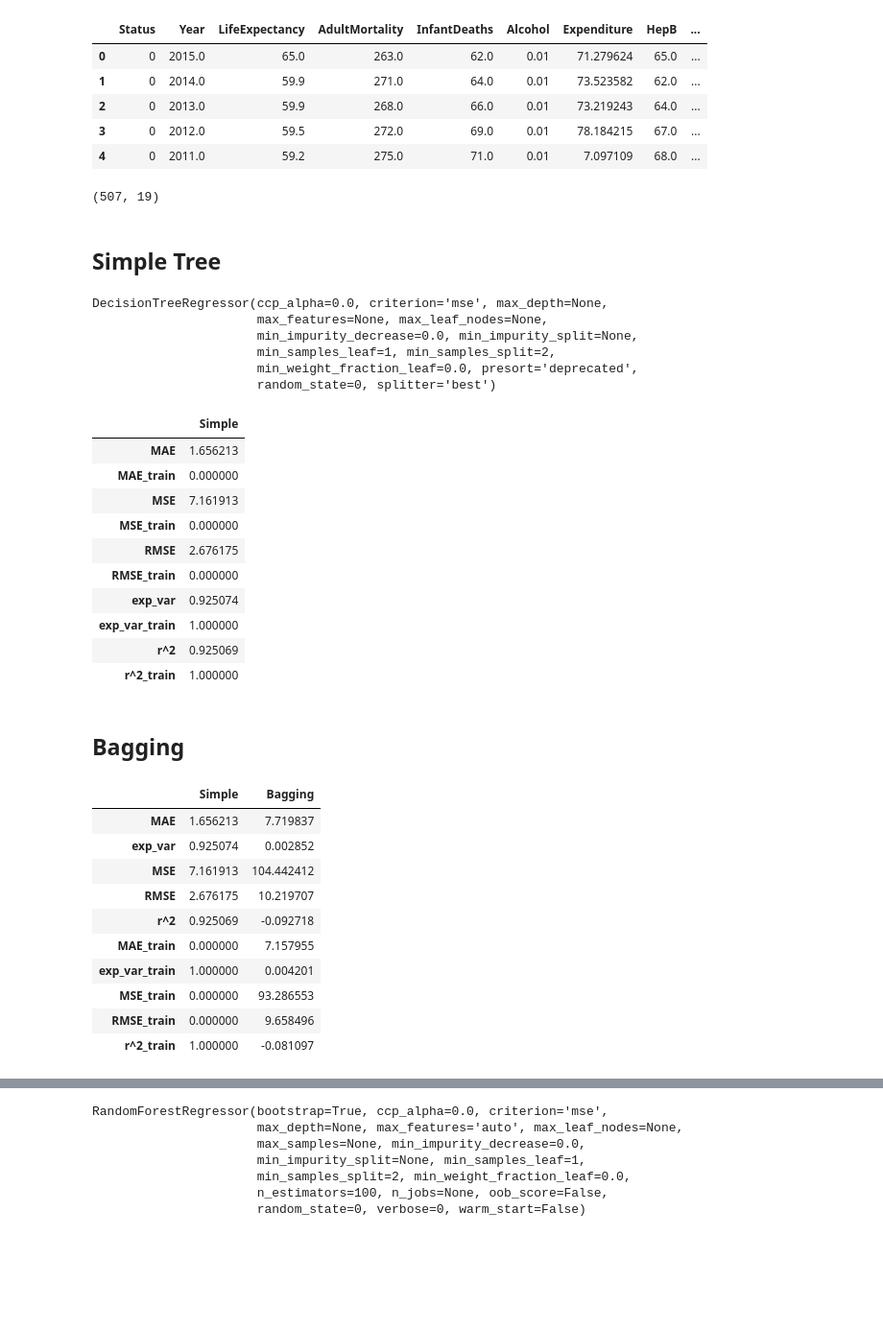
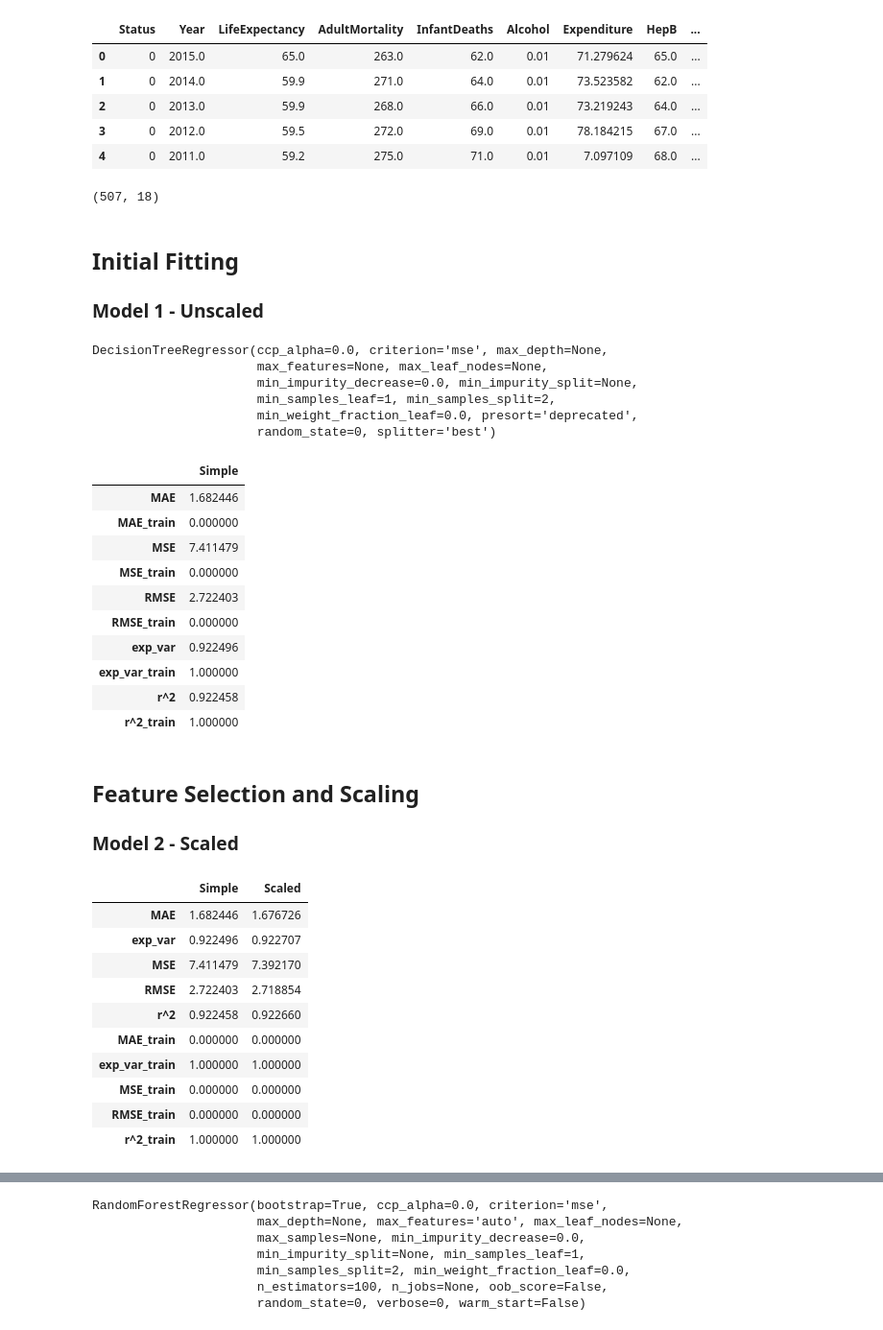
Before and after one commit to crsimmons1/lifeexpectancy, a Jupyter notebook: Regression/RDecisionTree.ipynb, the cells around one changed output, grey strips where cells are left out. Shown: that part at 96% size. Drawn from its saved outputs; the diff is of its cells as text; code cells hidden in the pictures; blank space fills up the shorter version.

```diff
--- a/Regression/RDecisionTree.ipynb
+++ b/Regression/RDecisionTree.ipynb
@@ -12,7 +18,7 @@ data= pd.read_csv("cleaned_data.csv")
 
 # Split in X and y
 y = pd.DataFrame(data.LifeExpectancy)
-X = data.drop(columns=['LifeExpectancy','TExp', 'Year'])
+X = data.drop(columns=['LifeExpectancy','TExp', 'Year', 'Status'])
 
 #Train-test split
 from sklearn.model_selection import train_test_split
@@ -29,9 +35,10 @@ data.head(5)
 # %%
 X_test.shape
 # %% [output]
-(507, 19)
+(507, 18)
-# %% [markdown]
-## Simple Tree
+# %% [markdown]
+## **Initial Fitting**
+### Model 1 - Unscaled
 # %%
 # import the regressor
 from sklearn.tree import DecisionTreeRegressor
@@ -78,15 +82,13 @@ RESULTS["Simple"] = evaluate_model(y_test, y_train, y_pred_test,y_pred_train)
 pd.DataFrame(RESULTS)
 # %% [output]
 |  | Simple |
-| MAE | 1.656213 |
+| MAE | 1.682446 |
 | MAE_train | 0.000000 |
-| MSE | 7.161913 |
+| MSE | 7.411479 |
 | MSE_train | 0.000000 |
-| RMSE | 2.676175 |
+| RMSE | 2.722403 |
 | RMSE_train | 0.000000 |
-| exp_var | 0.925074 |
+| exp_var | 0.922496 |
 | exp_var_train | 1.000000 |
-| r^2 | 0.925069 |
+| r^2 | 0.922458 |
 | r^2_train | 1.000000 |
-# %% [markdown]
-## Bagging
@@ -99,19 +95,35 @@ bag = BaggingRegressor(base_estimator=SVR(),
+# %% [markdown]
+## **Feature Selection and Scaling**
+### Model 2 - Scaled
+# %%
+from sklearn.preprocessing import StandardScaler
+# Create a scaler object
+sc = StandardScaler()
+
+# Fit the scaler to the training data and transform
+X_train = pd.DataFrame(sc.fit_transform(X_train), columns=X_train.columns)
+
+# Apply the scaler to the test data
+X_test = pd.DataFrame(sc.transform(X_test), columns=X_train.columns)
 # %%
+# fit the regressor with X and Y data
+tree.fit(X_train, y_train)
+
 # Metrics for the training
-y_pred_train = bag.predict(X_train)
-y_pred_test = bag.predict(X_test)
-RESULTS["Bagging"] = evaluate_model(y_test, y_train, y_pred_test,y_pred_train)
+y_pred_train = tree.predict(X_train)
+y_pred_test = tree.predict(X_test)
+RESULTS["Scaled"] = evaluate_model(y_test, y_train, y_pred_test,y_pred_train)
 
 pd.DataFrame(RESULTS)
 # %% [output]
-|  | Simple | Bagging |
-| MAE | 1.656213 | 7.719837 |
-| exp_var | 0.925074 | 0.002852 |
-| MSE | 7.161913 | 104.442412 |
-| RMSE | 2.676175 | 10.219707 |
-| r^2 | 0.925069 | -0.092718 |
-| MAE_train | 0.000000 | 7.157955 |
-| exp_var_train | 1.000000 | 0.004201 |
-| MSE_train | 0.000000 | 93.286553 |
-| RMSE_train | 0.000000 | 9.658496 |
-| r^2_train | 1.000000 | -0.081097 |
+|  | Simple | Scaled |
+| MAE | 1.682446 | 1.676726 |
+| exp_var | 0.922496 | 0.922707 |
+| MSE | 7.411479 | 7.392170 |
+| RMSE | 2.722403 | 2.718854 |
+| r^2 | 0.922458 | 0.922660 |
+| MAE_train | 0.000000 | 0.000000 |
+| exp_var_train | 1.000000 | 1.000000 |
+| MSE_train | 0.000000 | 0.000000 |
+| RMSE_train | 0.000000 | 0.000000 |
+| r^2_train | 1.000000 | 1.000000 |
```
Also changed, not shown: parts of 30 cells of this notebook.
